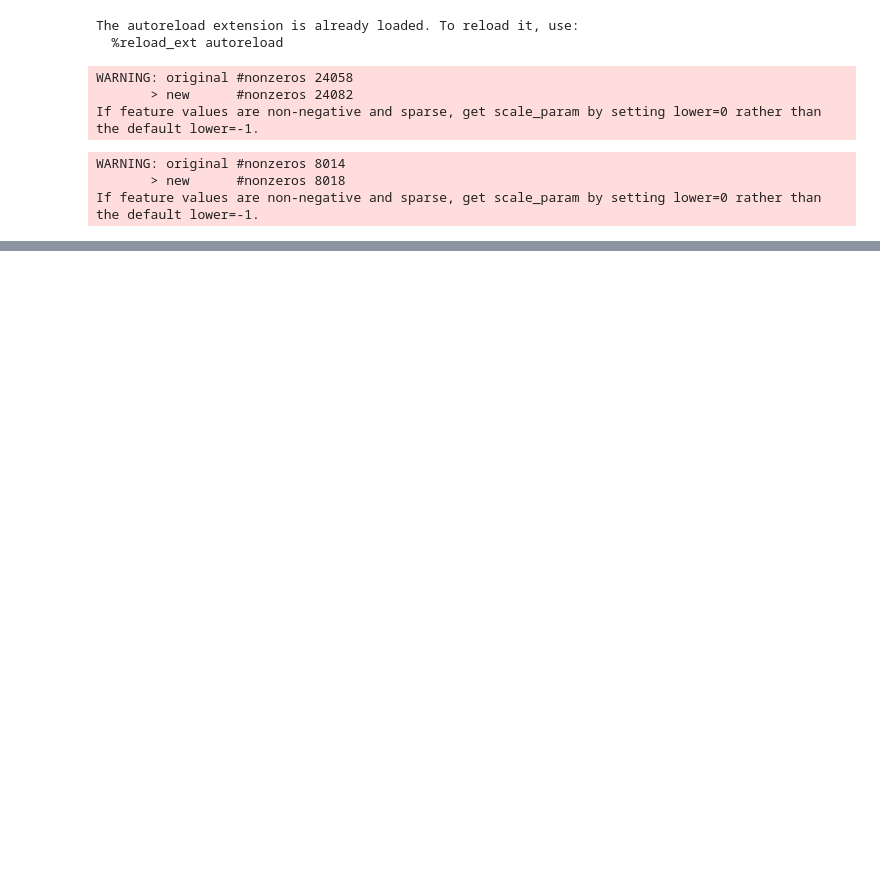
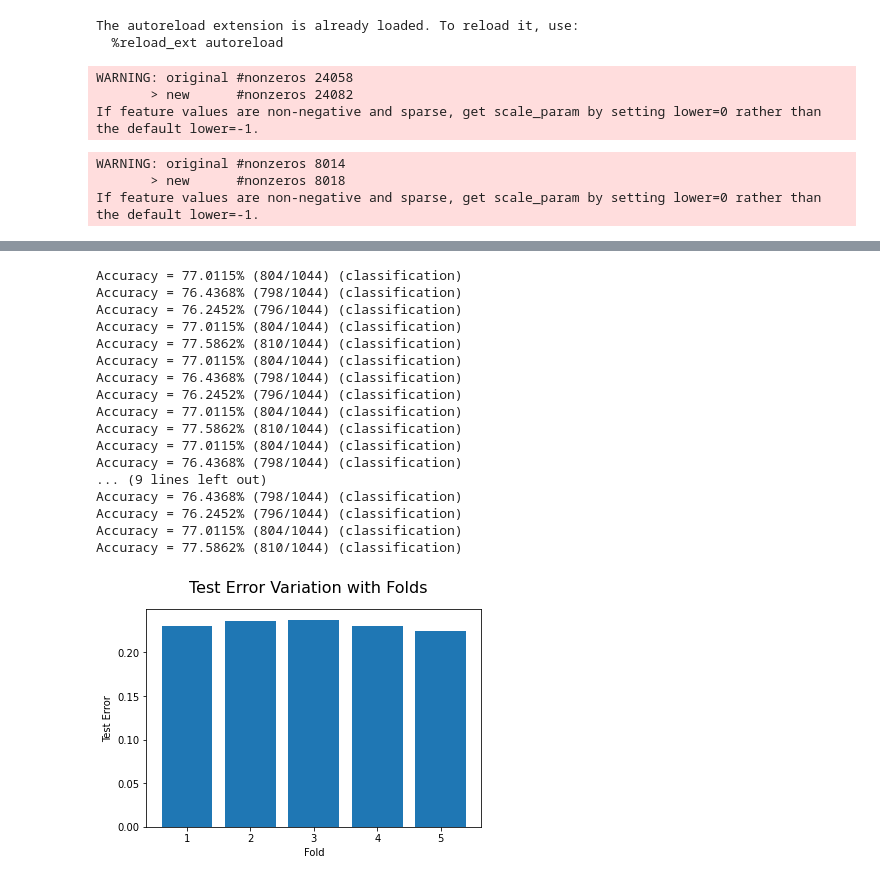
Before and after one commit to ankitbha/fml_hw2, a Jupyter notebook: hw2.ipynb, the cells around one changed output, grey strips where cells are left out. Drawn from its saved outputs; the diff is of its cells as text; code cells hidden in the pictures; blank space fills up the shorter version.

```diff
--- a/hw2.ipynb
+++ b/hw2.ipynb
@@ -228,0 +321,29 @@ Accuracy = 68.4866% (715/1044) (classification)
+# %%
+for fold in range(1,6):
+    test_err = test_errors(d_star, C_star, model_dict, yts, scaled_xts)
+fig = plt.figure()
+fig.suptitle('Test Error Variation with Folds', fontsize=16)
+fig_x = range(1,6)
+plt.bar(fig_x, test_err)
+plt.xlabel('Fold')
+plt.ylabel('Test Error')
+plt.show()
+# %% [output]
+Accuracy = 77.0115% (804/1044) (classification)
+Accuracy = 76.4368% (798/1044) (classification)
+Accuracy = 76.2452% (796/1044) (classification)
+Accuracy = 77.0115% (804/1044) (classification)
+Accuracy = 77.5862% (810/1044) (classification)
+Accuracy = 77.0115% (804/1044) (classification)
+Accuracy = 76.4368% (798/1044) (classification)
+Accuracy = 76.2452% (796/1044) (classification)
+Accuracy = 77.0115% (804/1044) (classification)
+Accuracy = 77.5862% (810/1044) (classification)
+Accuracy = 77.0115% (804/1044) (classification)
+Accuracy = 76.4368% (798/1044) (classification)
+... (9 lines left out)
+Accuracy = 76.4368% (798/1044) (classification)
+Accuracy = 76.2452% (796/1044) (classification)
+Accuracy = 77.0115% (804/1044) (classification)
+Accuracy = 77.5862% (810/1044) (classification)
+[figure, added]
```
Also changed, not shown: parts of 15 cells of this notebook.
